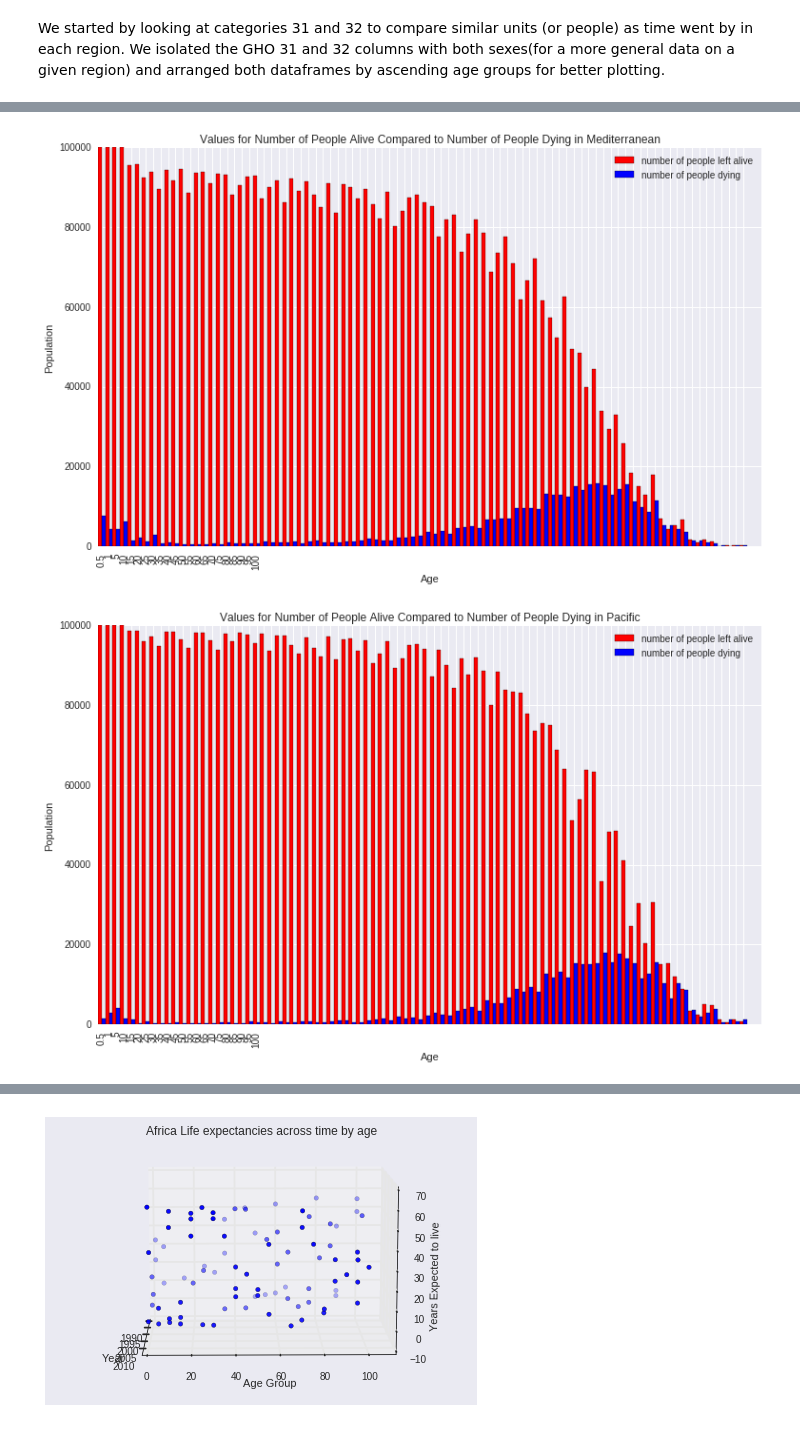
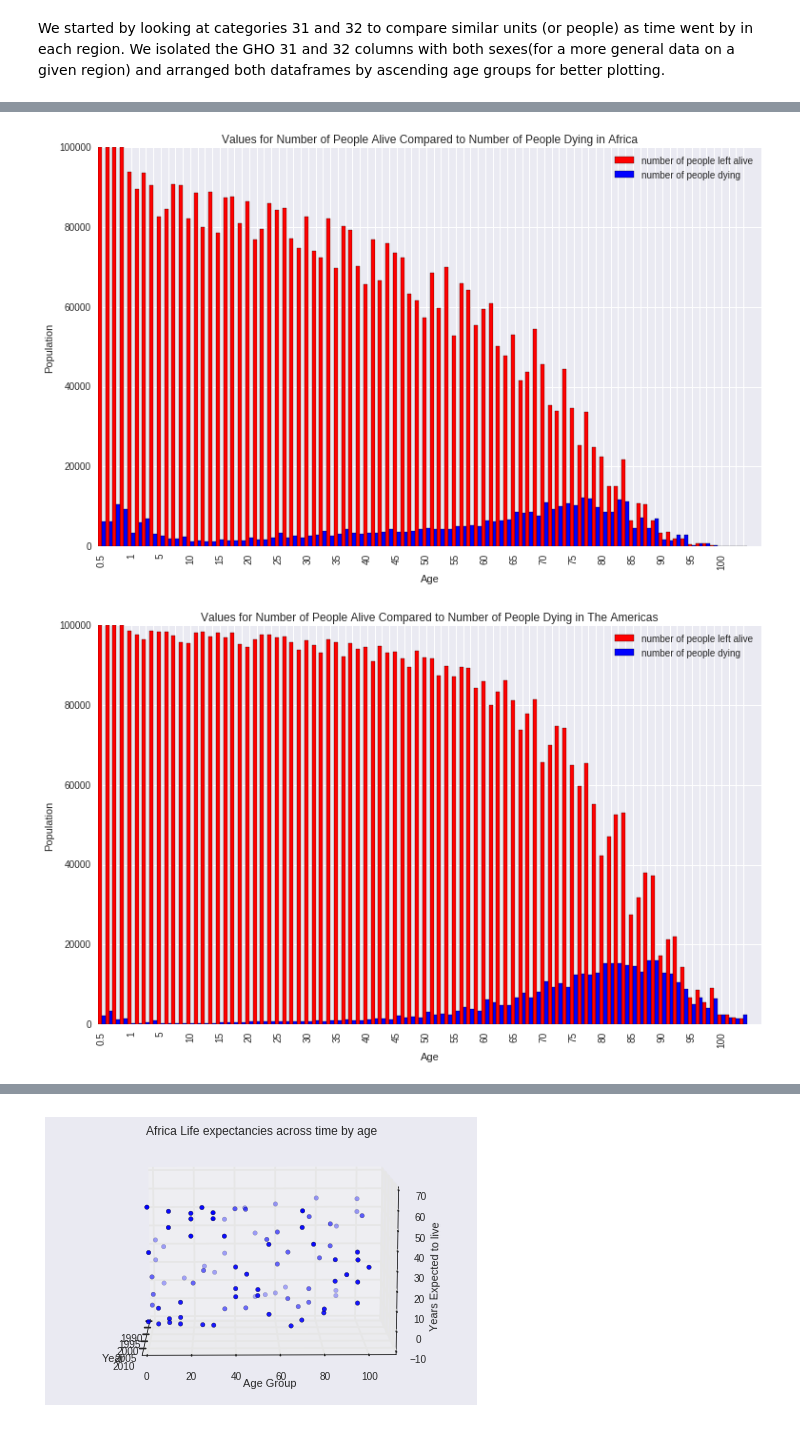
Before and after one commit to segerphilip/DataScience16CTW, a Jupyter notebook: Final Overview of CTW Project.ipynb, the cells around one changed output, grey strips where cells are left out. Cells and saved outputs as stored; diff of their text form; code cells hidden in the pictures.

Commit message:
cleaned up dieAlive graphs and make functions of repetitive code

```diff
--- a/Final Overview of CTW Project.ipynb
+++ b/Final Overview of CTW Project.ipynb
@@ -179,50 +104,10 @@ plt.show()
-# %%
-medGHO31 = GHO31[GHO31.REGION == "EMR"]
-medGHO32 = GHO32[GHO32.REGION == "EMR"]
-
-N = 88
-ind = np.arange(N)
-width = .50
-
-fig, ax = plt.subplots()
-rects1 = ax.bar(ind, medGHO31.Numeric.values, width, color = 'r')
-rects2 = ax.bar(ind + width, medGHO32.Numeric.values, width, color = 'b')
-ax.set_ylabel("Population")
-ax.set_xlabel("Age")
-ax.set_xticks(ind + width)
-labels = ax.set_xticklabels(["0.5", "1", "5", "10", "15", "20", "25", "30", "35", "40",
-                             "45", "50", "55", "60", "65", "70", "75", "80", "85", "90",
-                             "95", "100"])
-ax.legend((rects1[0], rects2[0]), ('number of people left alive', 'number of people dying'))
-fig.set_size_inches(12.5, 7.5)
-plt.setp(labels, rotation = 90)
-ax.set_title("Values for Number of People Alive Compared to Number of People Dying in Mediterranean")
-
-plt.show()
-# %% [output]
-[figure, removed]
-# %%
-pacificGHO31 = GHO31[GHO31.REGION == "WPR"]
-pacificGHO32 = GHO32[GHO32.REGION == "WPR"]
-
-N = 88
-ind = np.arange(N)
-width = .50
-
-fig, ax = plt.subplots()
-rects1 = ax.bar(ind, pacificGHO31.Numeric.values, width, color = 'r')
-rects2 = ax.bar(ind + width, pacificGHO32.Numeric.values, width, color = 'b')
-ax.set_ylabel("Population")
-ax.set_xlabel("Age")
-ax.set_xticks(ind + width)
-labels = ax.set_xticklabels(["0.5", "1", "5", "10", "15", "20", "25", "30", "35", "40",
-                             "45", "50", "55", "60", "65", "70", "75", "80", "85", "90",
-                             "95", "100"])
-ax.legend((rects1[0], rects2[0]), ('number of people left alive', 'number of people dying'))
-fig.set_size_inches(12.5, 7.5)
-plt.setp(labels, rotation = 90)
-ax.set_title("Values for Number of People Alive Compared to Number of People Dying in Pacific")
-
-plt.show()
-# %% [output]
-[figure, removed]
+# %%
+aliveDie('AFR', 'Africa')
+aliveDie('AMR', 'The Americas')
+aliveDie('SEAR','Southeast Asia')
+aliveDie('EUR', 'Europe')
+aliveDie('EMR', 'The Eastern Mediterranean')
+aliveDie('WPR', 'Western Pacific')
+# %% [output]
+[figure, added]
+[figure, added]
```
Also changed, not shown: parts of 16 cells of this notebook.
